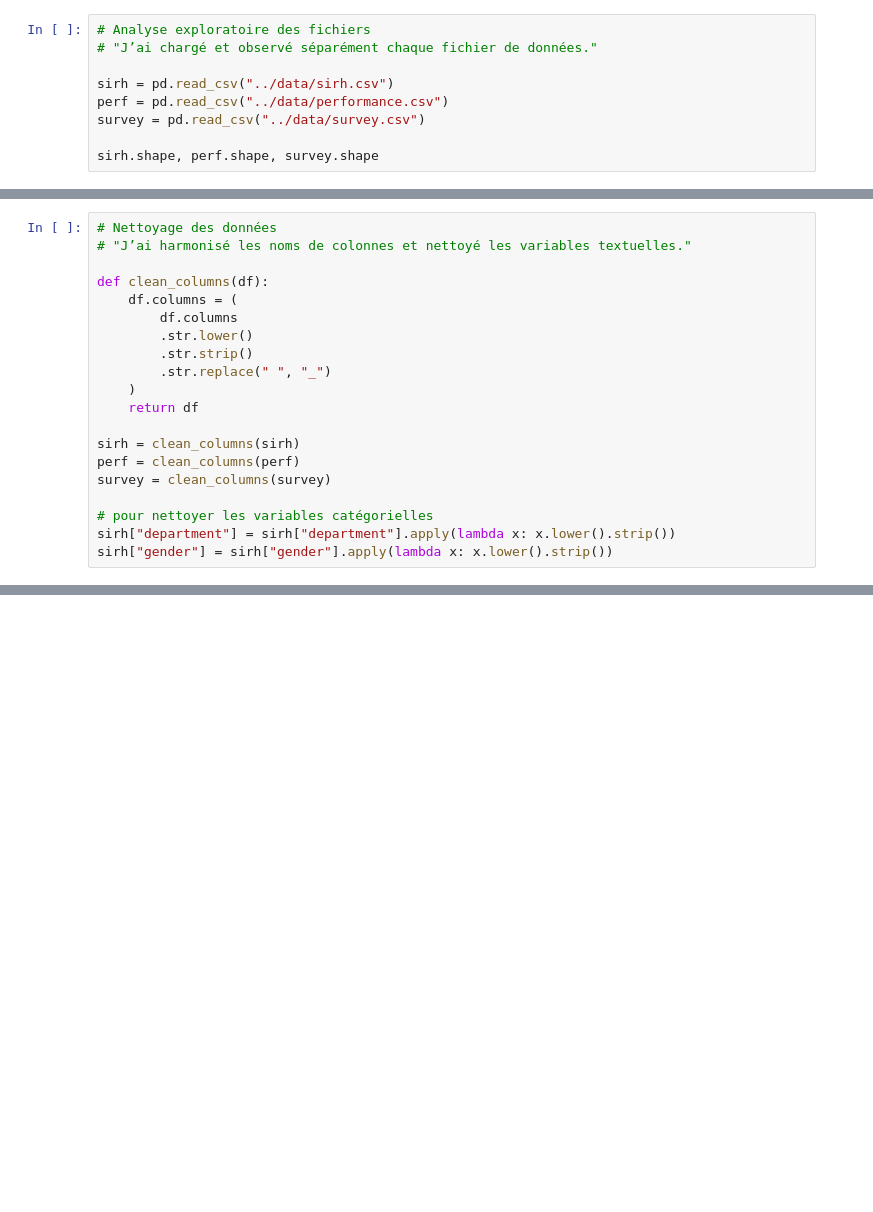
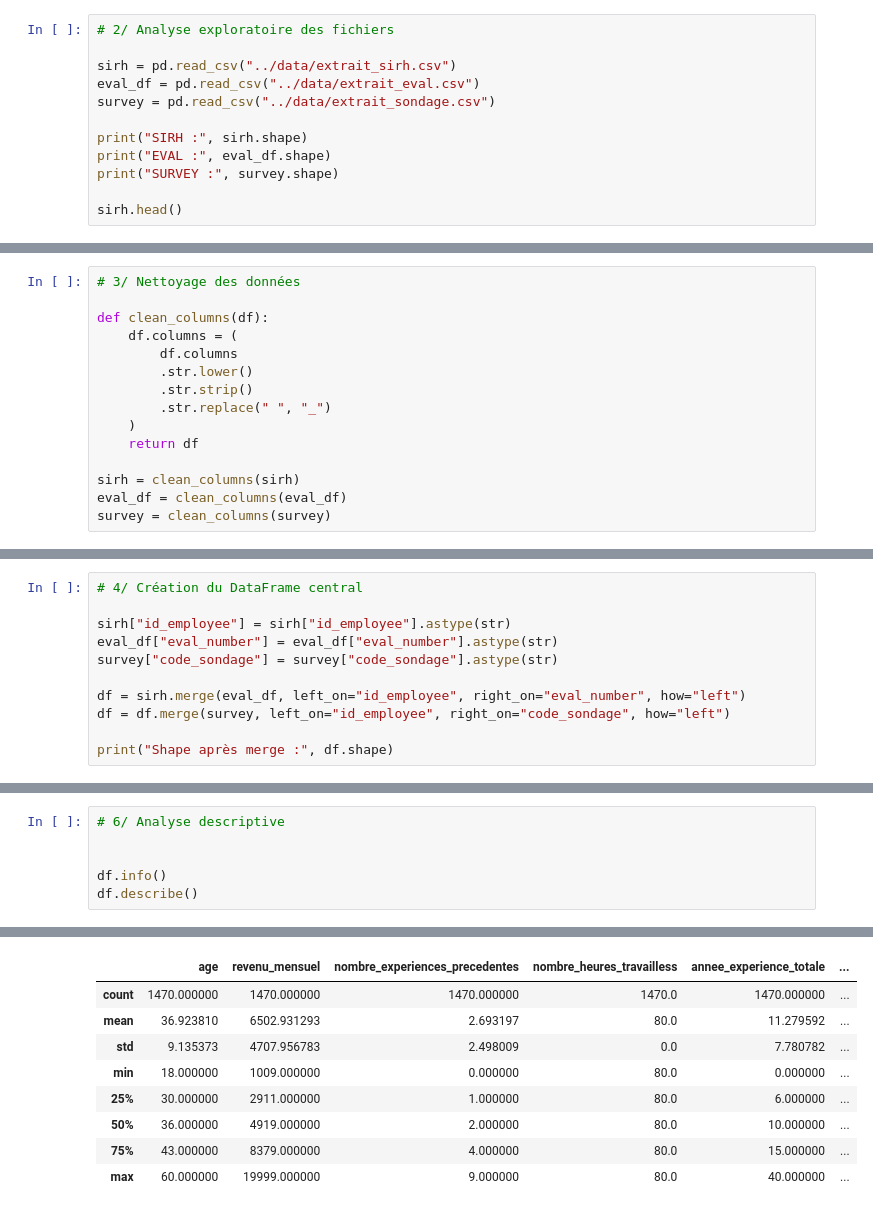
Before and after one commit to sjbl69/Technovaa, a Jupyter notebook: notebooks/01_EDA_and_Cleaning.ipynb, the cells around one changed output, grey strips where cells are left out. Saved outputs shown, nothing was run; the diff lists cells and outputs as text; blank space fills up the shorter version.

```diff
--- a/notebooks/01_EDA_and_Cleaning.ipynb
+++ b/notebooks/01_EDA_and_Cleaning.ipynb
@@ -15,10 +13,13 @@ pd.set_option("display.max_columns", None)
 # %%
-# Analyse exploratoire des fichiers
-# "J’ai chargé et observé séparément chaque fichier de données."
+# 2/ Analyse exploratoire des fichiers
 
-sirh = pd.read_csv("../data/sirh.csv")
-perf = pd.read_csv("../data/performance.csv")
-survey = pd.read_csv("../data/survey.csv")
+sirh = pd.read_csv("../data/extrait_sirh.csv")
+eval_df = pd.read_csv("../data/extrait_eval.csv")
+survey = pd.read_csv("../data/extrait_sondage.csv")
 
-sirh.shape, perf.shape, survey.shape
+print("SIRH :", sirh.shape)
+print("EVAL :", eval_df.shape)
+print("SURVEY :", survey.shape)
+
+sirh.head()
 # %% [output]
@@ -26,6 +35,5 @@ sirh.shape, perf.shape, survey.shape
 # %%
-# Nettoyage des données
-# "J’ai harmonisé les noms de colonnes et nettoyé les variables textuelles."
+# 3/ Nettoyage des données
 
 def clean_columns(df):
     df.columns = (
@@ -37,9 +45,5 @@ def clean_columns(df):
     return df
 
 sirh = clean_columns(sirh)
-perf = clean_columns(perf)
+eval_df = clean_columns(eval_df)
 survey = clean_columns(survey)
-
-# pour nettoyer les variables catégorielles
-sirh["department"] = sirh["department"].apply(lambda x: x.lower().strip())
-sirh["gender"] = sirh["gender"].apply(lambda x: x.lower().strip())
@@ -123,0 +50,11 @@ df[["salary_per_year_of_tenure", "stress_vs_satisfaction"]].head()
+# %%
+# 4/ Création du DataFrame central
+
+sirh["id_employee"] = sirh["id_employee"].astype(str)
+eval_df["eval_number"] = eval_df["eval_number"].astype(str)
+survey["code_sondage"] = survey["code_sondage"].astype(str)
+
+df = sirh.merge(eval_df, left_on="id_employee", right_on="eval_number", how="left")
+df = df.merge(survey, left_on="id_employee", right_on="code_sondage", how="left")
+
+print("Shape après merge :", df.shape)
@@ -123,0 +80,7 @@ df[["salary_per_year_of_tenure", "stress_vs_satisfaction"]].head()
+# %%
+# 6/ Analyse descriptive
+
+
+df.info()
+df.describe()
+# %% [output]
@@ -123,0 +104,9 @@ df[["salary_per_year_of_tenure", "stress_vs_satisfaction"]].head()
+|  | age | revenu_mensuel | nombre_experiences_precedentes | nombre_heures_travailless | annee_experience_totale | ... |
+| count | 1470.000000 | 1470.000000 | 1470.000000 | 1470.0 | 1470.000000 | ... |
+| mean | 36.923810 | 6502.931293 | 2.693197 | 80.0 | 11.279592 | ... |
+| std | 9.135373 | 4707.956783 | 2.498009 | 0.0 | 7.780782 | ... |
+| min | 18.000000 | 1009.000000 | 0.000000 | 80.0 | 0.000000 | ... |
+| 25% | 30.000000 | 2911.000000 | 1.000000 | 80.0 | 6.000000 | ... |
+| 50% | 36.000000 | 4919.000000 | 2.000000 | 80.0 | 10.000000 | ... |
+| 75% | 43.000000 | 8379.000000 | 4.000000 | 80.0 | 15.000000 | ... |
+| max | 60.000000 | 19999.000000 | 9.000000 | 80.0 | 40.000000 | ... |
```
Also changed, not shown: parts of 24 cells of this notebook, 8 other files.
